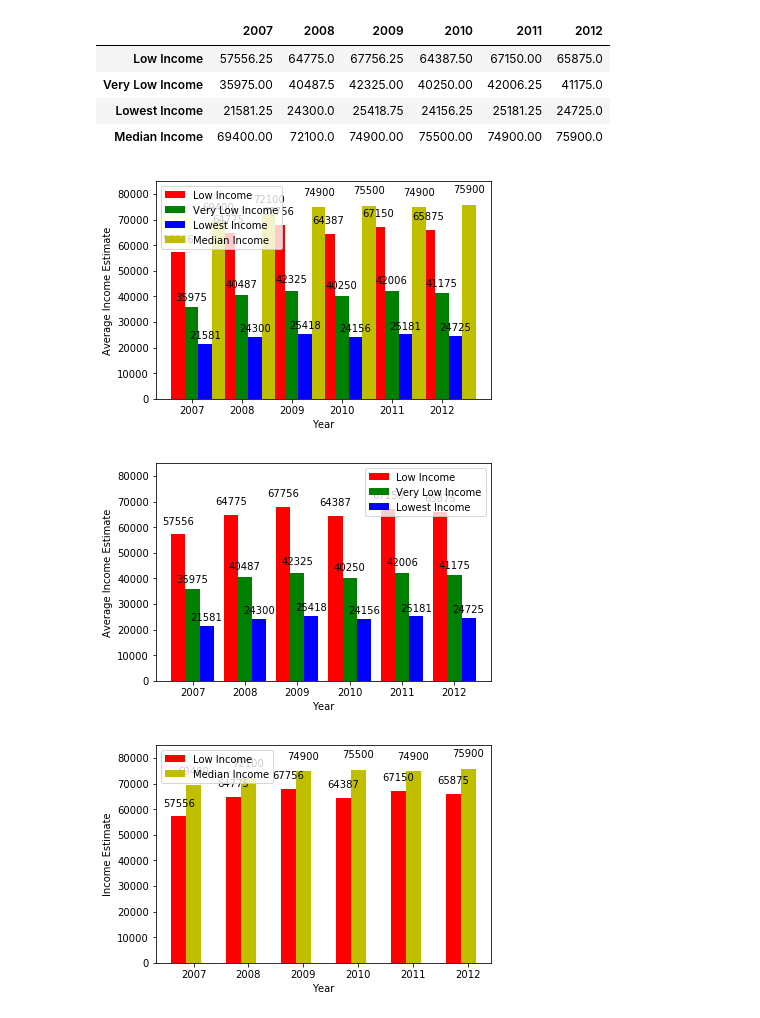
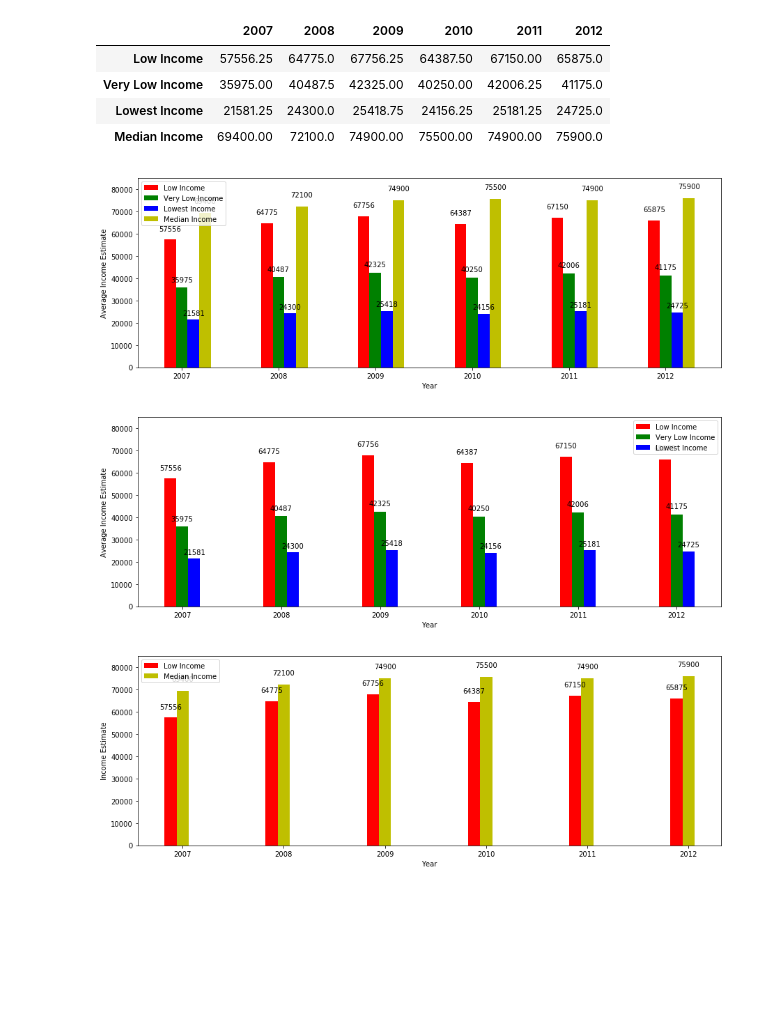
Before and after one commit to mec029/COGS108-Gentrification, a Jupyter notebook: IncomeEstimates.ipynb, the cells around one changed output. Drawn from its saved outputs; the diff is of its cells as text; code cells hidden in the pictures; blank space fills up the shorter version.

```diff
--- a/IncomeEstimates.ipynb
+++ b/IncomeEstimates.ipynb
@@ -441,6 +441,10 @@ plt.hist(df_income_all.iloc[3])
 [figure]
 # %%
 # Display visualization for all brackets across the years
+fig = plt.figure(1,figsize=(15,5))
+width = 0.12
+ax = fig.add_subplot(111)
+
 plt.title('Income Estimates: 2007-2012')
 plt.xlabel('Income Estimate')
 plt.ylabel('Rate of Estimate Occurrence')
@@ -471,10 +475,9 @@ def autolabel(rects):
 # %%
 # Create multi bar graph to display information of all brackets
 N = 6
+fig = plt.figure(1,figsize=(15,5))
 ind = np.arange(N)
-width = 0.27
-
-fig = plt.figure()
+width = 0.12
 ax = fig.add_subplot(111)
 
 # low income bracket
@@ -491,41 +494,40 @@ veryLowIncomeRect = ax.bar(ind+width, veryLowIncome, width, color='g')
 
 # lowest income bracket
 lowestIncome = [df_all.T['Lowest Income'].iloc[0], df_all.T['Lowest Income'].iloc[1],
             df_all.T['Lowest Income'].iloc[2], df_all.T['Lowest Income'].iloc[3],
             df_all.T['Lowest Income'].iloc[4], df_all.T['Lowest Income'].iloc[5]]
 lowestIncomeRect = ax.bar(ind+width*2, lowestIncome, width, color='b')
 
 # median income bracket
 medianIncome = [df_all.T['Median Income'].iloc[0], df_all.T['Median Income'].iloc[1],
                 df_all.T['Median Income'].iloc[2], df_all.T['Median Income'].iloc[3],
                 df_all.T['Median Income'].iloc[4], df_all.T['Median Income'].iloc[5]]
 medianIncomeRect = ax.bar(ind+width*3, medianIncome, width, color='y')
 
 ax.set_ylabel('Average Income Estimate')
 ax.set_xlabel('Year')
 ax.set_xticks(ind+width)
 ax.set_xticklabels( ('2007', '2008', '2009', '2010', '2011', '2012') )
 ax.legend( (lowIncomeRect[0], veryLowIncomeRect[0], lowestIncomeRect[0], medianIncomeRect[0]),
           ('Low Income', 'Very Low Income', 'Lowest Income', 'Median Income') )
 plt.ylim([0,85000])
 
 # label values in bar graph
 autolabel(lowIncomeRect)
 autolabel(veryLowIncomeRect)
 autolabel(lowestIncomeRect)
 autolabel(medianIncomeRect)
 
 plt.figure(1, figsize=(50,40))
 plt.show()
 # %% [output]
-[figure, old version]
+[figure, new version]
 # %%
 # Create multi bar graph to display information of all avg income brackets
 N = 6
+fig = plt.figure(1,figsize=(15,5))
 ind = np.arange(N)
-width = 0.27
-
-fig = plt.figure()
+width = 0.12
 ax = fig.add_subplot(111)
 
 # low income bracket
@@ -562,14 +564,13 @@ autolabel(lowestIncomeRect)
 plt.figure(1, figsize=(50,40))
 plt.show()
 # %% [output]
-[figure, old version]
+[figure, new version]
 # %%
 # Create multi bar graph to display information of low income and median brackets
 N = 6
+fig = plt.figure(1,figsize=(15,5))
 ind = np.arange(N)
-width = 0.27
-
-fig = plt.figure()
+width = 0.12
 ax = fig.add_subplot(111)
 
 # low income bracket
@@ -599,7 +600,7 @@ autolabel(medianIncomeRect)
 plt.figure(1, figsize=(50,40))
 plt.show()
 # %% [output]
-[figure, old version]
+[figure, new version]
 # %%
 # Create multi bar graph to display information of very low income and median brackets
 N = 6
```
Also changed, not shown: parts of 6 cells of this notebook.
